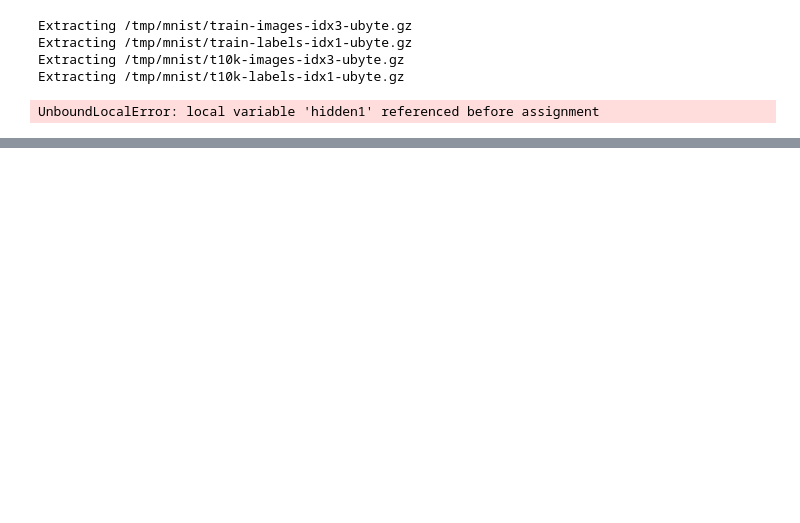
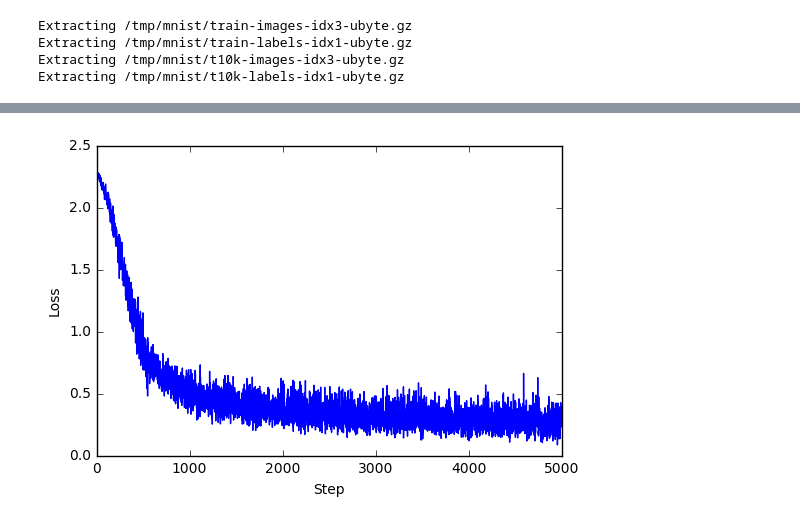
Before and after one commit to SubhankarGhosh/Neural-Net-Tensorflow, a Jupyter notebook: MNIST TF.ipynb, the cells around one changed output, grey strips where cells are left out. Saved outputs shown, nothing was run; the diff lists cells and outputs as text; code cells hidden in the pictures; blank space fills up the shorter version.

```diff
--- a/MNIST TF.ipynb
+++ b/MNIST TF.ipynb
@@ -18,7 +18,7 @@ EVAL_BATCH_SIZE = 1
 HIDDEN1_UNITS = 128
 HIDDEN2_UNITS = 32
 
-MAX_STEPS = 2000
+MAX_STEPS = 5000
 
 TRAIN_DIR = "/tmp/mnist"
 # %%
@@ -29,30 +29,31 @@ Extracting /tmp/mnist/train-labels-idx1-ubyte.gz
 Extracting /tmp/mnist/t10k-images-idx3-ubyte.gz
 Extracting /tmp/mnist/t10k-labels-idx1-ubyte.gz
 # %%
-def mnist_inference(images, hidden1_units, hidden2_units):
-    with tf.name_scope(hidden1):
+def mnist_inference(images, hidden1_units, hidden2_units): #inference graph
+    with tf.name_scope('hidden1'): #hidden layer 1
         weights = tf.Variable(tf.truncated_normal([IMAGE_PIXELS, hidden1_units], stddev=1.0/math.sqrt(float(IMAGE_PIXELS))),name='weights')
         biases = tf.Variable(tf.zeros([hidden1_units]),name='biases')
         hidden1 = tf.nn.relu(tf.matmul(images, weights) + biases)
-    with tf.name_scope('hidden2'):
+    with tf.name_scope('hidden2'): #hidden layer 2
         weights = tf.Variable(tf.truncated_normal([hidden1_units, hidden2_units],stddev=1.0 / math.sqrt(float(hidden1_units))),name='weights')
         biases = tf.Variable(tf.zeros([hidden2_units]),name='biases')
         hidden2 = tf.nn.relu(tf.matmul(hidden1, weights) + biases)
-    with tf.name_scope('softmax_linear'):
+    with tf.name_scope('softmax_linear'): #softmax activation for output layer
         weights = tf.Variable(tf.truncated_normal([hidden2_units, NUM_CLASSES],stddev=1.0 / math.sqrt(float(hidden2_units))),name='weights')
         biases = tf.Variable(tf.zeros([NUM_CLASSES]),name='biases')
         logits = tf.matmul(hidden2, weights) + biases
         tf.train.write_graph(tf.get_default_graph().as_graph_def(),"/tmp", "inference.pbtxt", as_text=True)
+    #tf.train.write_graph(tf.get_default_graph().as_graph_def(),"/tmp","inference.pbtxt", as_text=True)
     return logits
 # %%
-def mnist_training(logits, labels, learning_rate):
+def mnist_training(logits, labels, learning_rate): #training graph
     labels = tf.to_int64(labels)
     cross_entropy = tf.nn.sparse_softmax_cross_entropy_with_logits(logits, labels, name='xentropy')
     loss = tf.reduce_mean(cross_entropy, name='xentropy_mean')
     optimizer = tf.train.GradientDescentOptimizer(learning_rate)
-    global_step = tf.Variable(0, name='global_step', trainable=False)
+    global_step = tf.Variable(0, name='global_step', trainable=False) #checkpoints
     train_op = optimizer.minimize(loss, global_step=global_step)
-    tf.train.write_graph(tf.get_default_graph().as_graph_def(),"/tmp", "train.pbtxt", as_text=True)
+    #tf.train.write_graph(tf.get_default_graph().as_graph_def(),"/tmp", "train.pbtxt", as_text=True)
     return train_op, loss
 # %%
 mnist_graph = tf.Graph()
@@ -66,18 +67,21 @@ with mnist_graph.as_default():
     train_op, loss = mnist_training(logits, labels_placeholder, 0.01)
     init = tf.initialize_all_variables()
     saver = tf.train.Saver()
-    tf.train.write_graph(tf.get_default_graph().as_graph_def(),"/tmp", "complete.pbtxt", as_text=True)
+    #tf.train.write_graph(tf.get_default_graph().as_graph_def(),"/tmp", "complete.pbtxt", as_text=True)
-# %% [output]
-UnboundLocalError: local variable 'hidden1' referenced before assignment
 # %%
+loss_lst = list()
 with tf.Session(graph=mnist_graph) as sess:
     sess.run(init)
     for step in xrange(MAX_STEPS):
         images_feed, labels_feed = data_sets.train.next_batch(BATCH_SIZE)
         _, loss_value = sess.run([train_op, loss],feed_dict={images_placeholder: images_feed,labels_placeholder: labels_feed})
+        loss_lst.append(loss_value)
         if step % 1000 == 0:
             print('Step %d: loss = %.2f' % (step, loss_value))
 
+    plt.plot(loss_lst)
+    plt.xlabel('Step', fontsize=10)
+    plt.ylabel('Loss', fontsize=10)
     checkpoint_file = os.path.join(TRAIN_DIR, 'checkpoint')
     saver.save(sess, checkpoint_file, global_step=step)
 # %% [output]
@@ -85,2 +93,3 @@ NameError: name 'init' is not defined
+[figure, added]
 # %%
 with tf.Session(graph=tf.Graph()) as sess:
```
Also changed, not shown: parts of 2 cells of this notebook, 2 other files.
